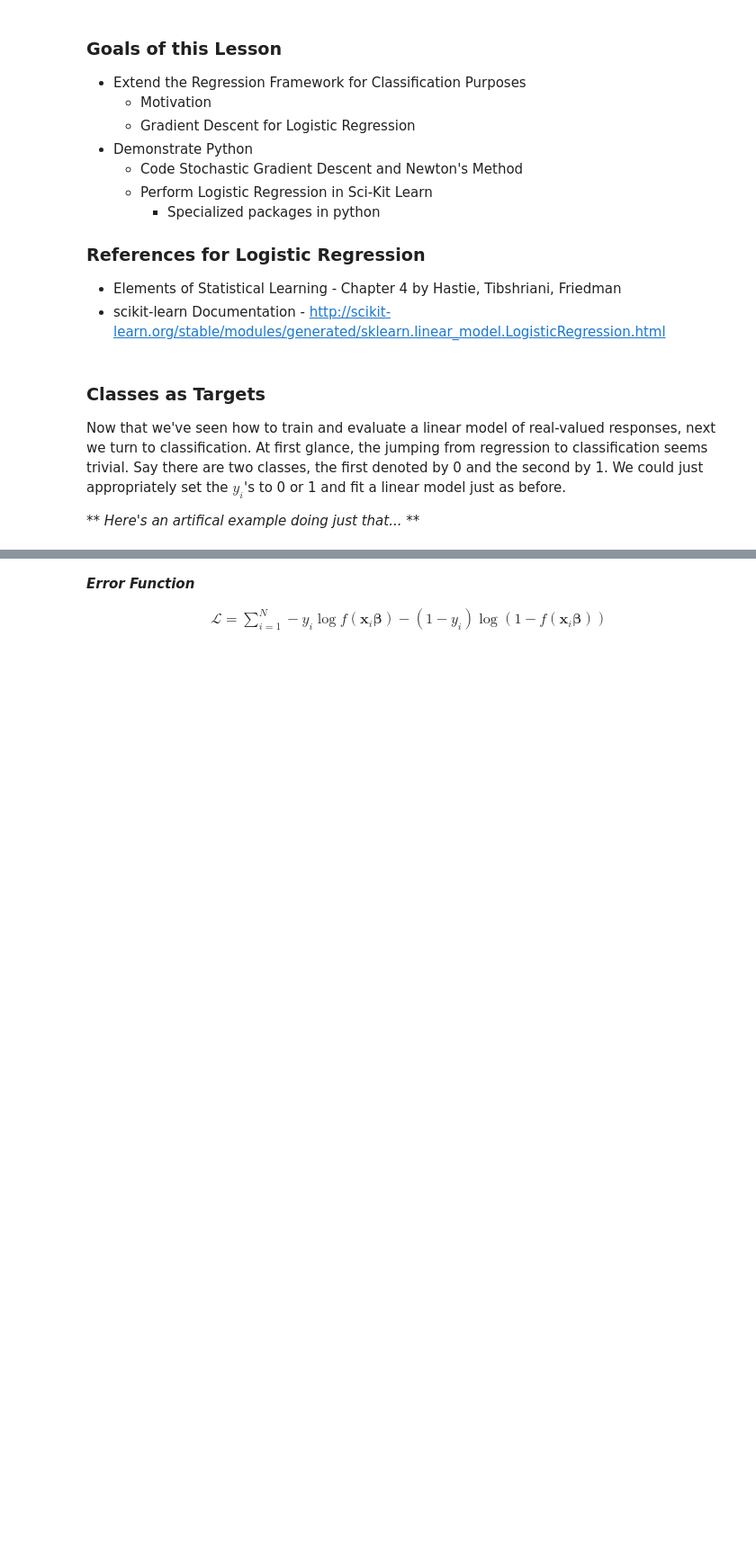
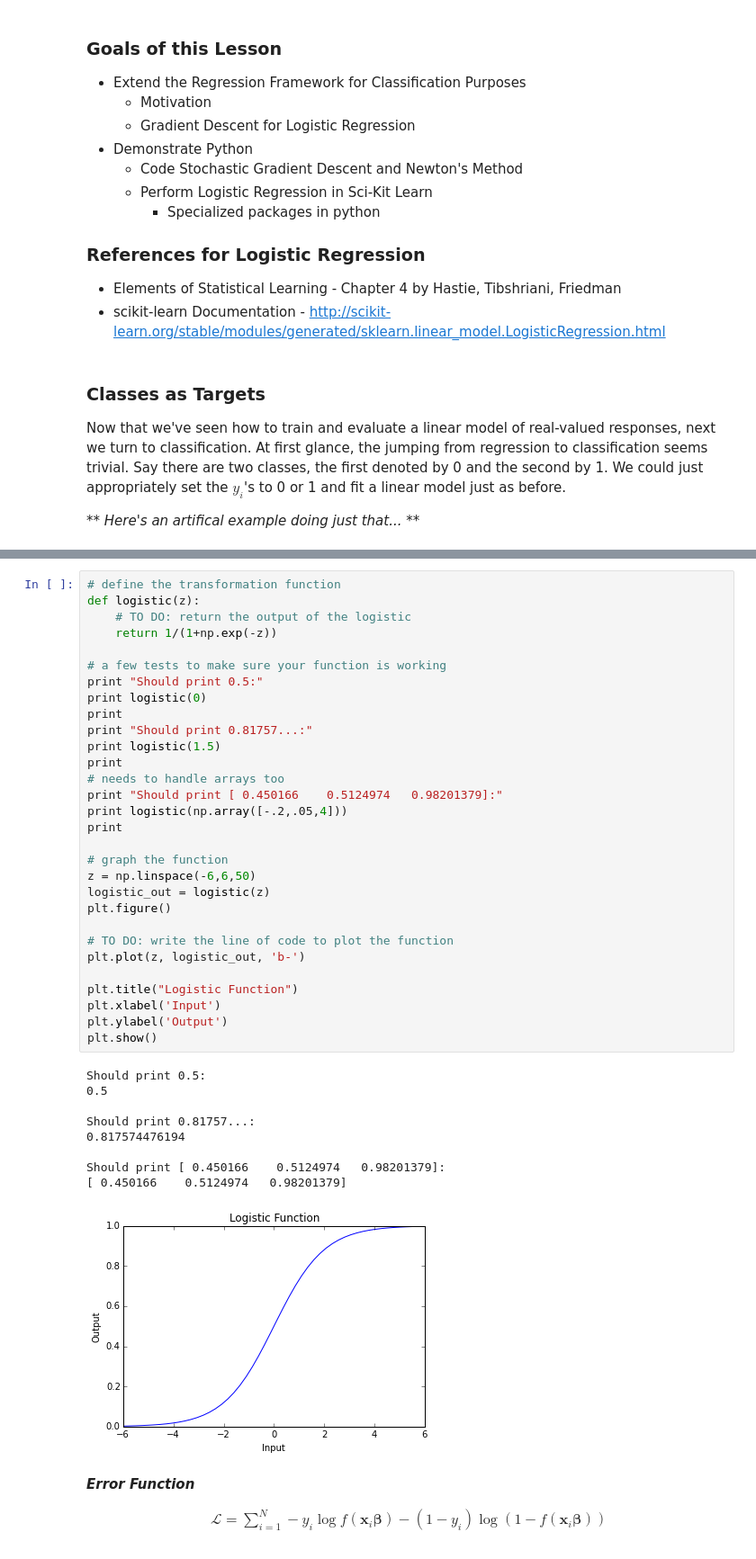
Before and after one commit to UCIDataScienceInitiative/PredictiveModeling_withPython, a Jupyter notebook: Session 3 - Classification.ipynb, the cells around one changed output, grey strips where cells are left out. Shown at 90% size. Drawn from its saved outputs; the diff is of its cells as text; blank space fills up the shorter version.

```diff
--- a/Session 3 - Classification.ipynb
+++ b/Session 3 - Classification.ipynb
@@ -192,3 +202,43 @@ def logistic(z):
+# %%
+# define the transformation function
+def logistic(z):
+    # TO DO: return the output of the logistic
+    return 1/(1+np.exp(-z))
+
+# a few tests to make sure your function is working
+print "Should print 0.5:"
+print logistic(0)
+print
+print "Should print 0.81757...:"
+print logistic(1.5)
+print
+# needs to handle arrays too
+print "Should print [ 0.450166    0.5124974   0.98201379]:"
+print logistic(np.array([-.2,.05,4]))
+print
+
+# graph the function
+z = np.linspace(-6,6,50)
+logistic_out = logistic(z)
+plt.figure()
+
+# TO DO: write the line of code to plot the function
+plt.plot(z, logistic_out, 'b-')
+
+plt.title("Logistic Function")
+plt.xlabel('Input')
+plt.ylabel('Output')
+plt.show()
+# %% [output]
+Should print 0.5:
+0.5
+
+Should print 0.81757...:
+0.817574476194
+
+Should print [ 0.450166    0.5124974   0.98201379]:
+[ 0.450166    0.5124974   0.98201379]
+[figure, added]
 # %% [markdown]
 _**Error Function**_
 
```
Also changed, not shown: parts of 21 cells of this notebook.
